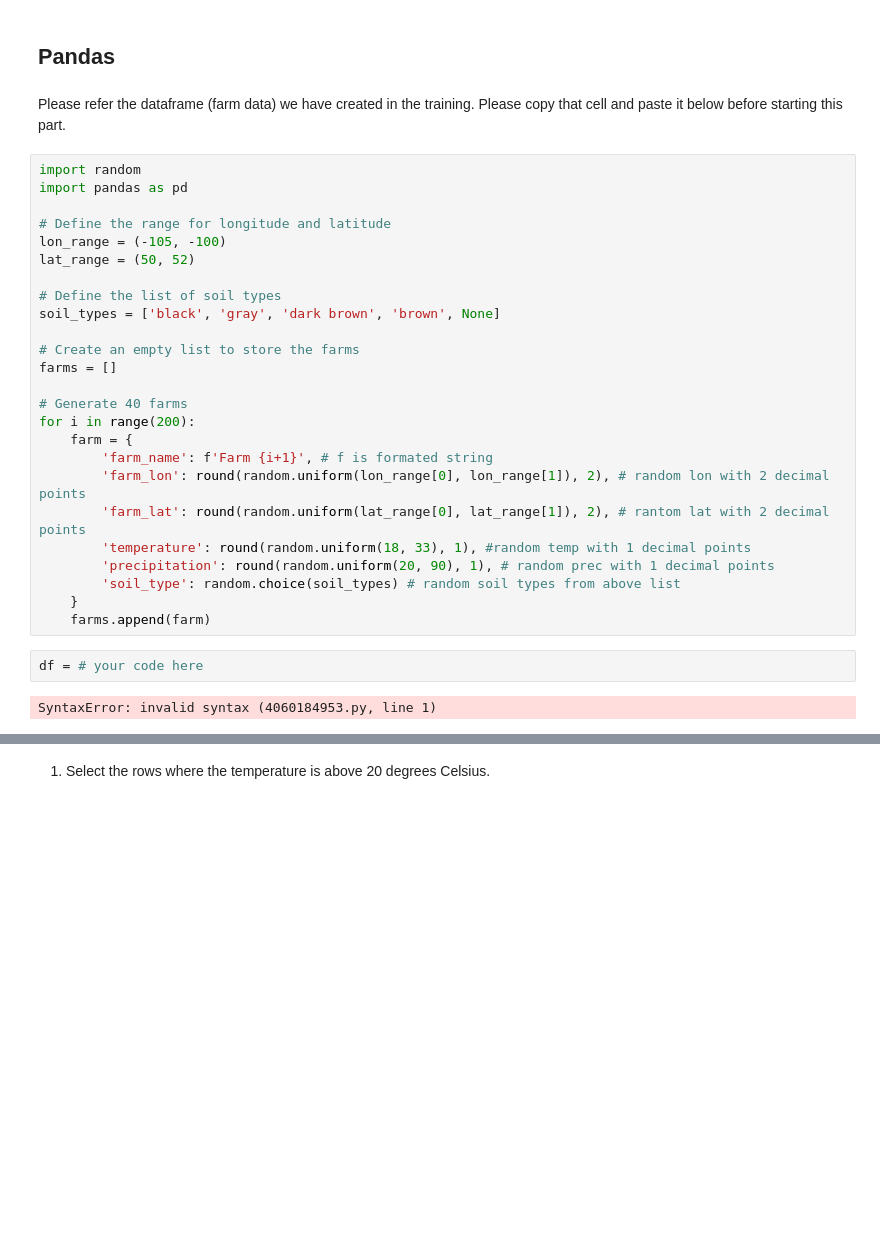
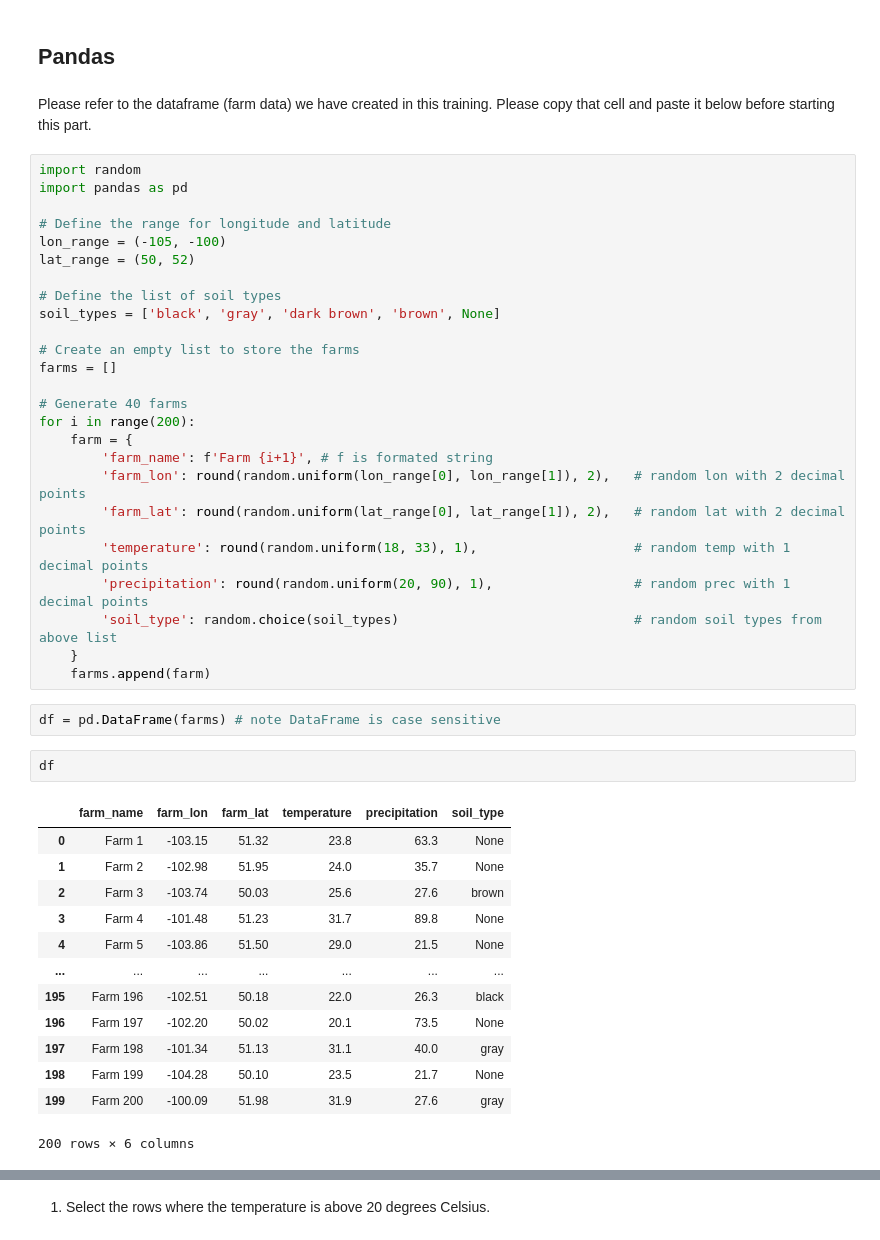
Before and after one commit to cboyda/AgTech, a Jupyter notebook: Assignments/Assinment_3&4.ipynb, the cells around one changed output, grey strips where cells are left out. Saved outputs shown, nothing was run; the diff lists cells and outputs as text; blank space fills up the shorter version.

```diff
--- a/Assignments/Assinment_3&4.ipynb
+++ b/Assignments/Assinment_3&4.ipynb
@@ -281,7 +281,7 @@ Absolute row difference between min and max:
 # %% [markdown]
 ## Pandas
 # %% [markdown]
-Please refer the dataframe (farm data) we have created in the training. Please copy that cell and paste it below before starting this part.
+Please refer to the dataframe (farm data) we have created in this training. Please copy that cell and paste it below before starting this part.
 # %%
 import random
 import pandas as pd
@@ -300,14 +300,28 @@ farms = []
 for i in range(200):
     farm = {
         'farm_name': f'Farm {i+1}', # f is formated string
-        'farm_lon': round(random.uniform(lon_range[0], lon_range[1]), 2), # random lon with 2 decimal points
-        'farm_lat': round(random.uniform(lat_range[0], lat_range[1]), 2), # rantom lat with 2 decimal points
-        'temperature': round(random.uniform(18, 33), 1), #random temp with 1 decimal points
-        'precipitation': round(random.uniform(20, 90), 1), # random prec with 1 decimal points
-        'soil_type': random.choice(soil_types) # random soil types from above list
+        'farm_lon': round(random.uniform(lon_range[0], lon_range[1]), 2),   # random lon with 2 decimal points
+        'farm_lat': round(random.uniform(lat_range[0], lat_range[1]), 2),   # random lat with 2 decimal points
+        'temperature': round(random.uniform(18, 33), 1),                    # random temp with 1 decimal points
+        'precipitation': round(random.uniform(20, 90), 1),                  # random prec with 1 decimal points
+        'soil_type': random.choice(soil_types)                              # random soil types from above list
     }
     farms.append(farm)
-# %%
-df = # your code here
-# %% [output]
-SyntaxError: invalid syntax (4060184953.py, line 1)
+# %%
+df = pd.DataFrame(farms) # note DataFrame is case sensitive
+# %%
+df
+# %% [output]
+|  | farm_name | farm_lon | farm_lat | temperature | precipitation | soil_type |
+| 0 | Farm 1 | -103.15 | 51.32 | 23.8 | 63.3 | None |
+| 1 | Farm 2 | -102.98 | 51.95 | 24.0 | 35.7 | None |
+| 2 | Farm 3 | -103.74 | 50.03 | 25.6 | 27.6 | brown |
+| 3 | Farm 4 | -101.48 | 51.23 | 31.7 | 89.8 | None |
+| 4 | Farm 5 | -103.86 | 51.50 | 29.0 | 21.5 | None |
+| ... | ... | ... | ... | ... | ... | ... |
+| 195 | Farm 196 | -102.51 | 50.18 | 22.0 | 26.3 | black |
+| 196 | Farm 197 | -102.20 | 50.02 | 20.1 | 73.5 | None |
+| 197 | Farm 198 | -101.34 | 51.13 | 31.1 | 40.0 | gray |
+| 198 | Farm 199 | -104.28 | 50.10 | 23.5 | 21.7 | None |
+| 199 | Farm 200 | -100.09 | 51.98 | 31.9 | 27.6 | gray |
+200 rows × 6 columns
```
Also changed, not shown: parts of 21 cells of this notebook.
